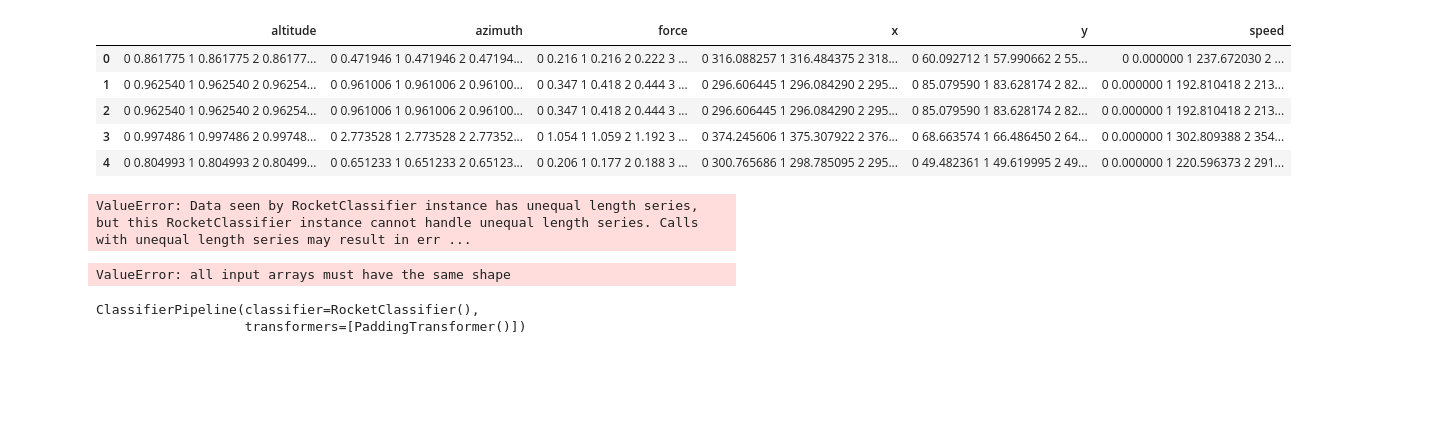
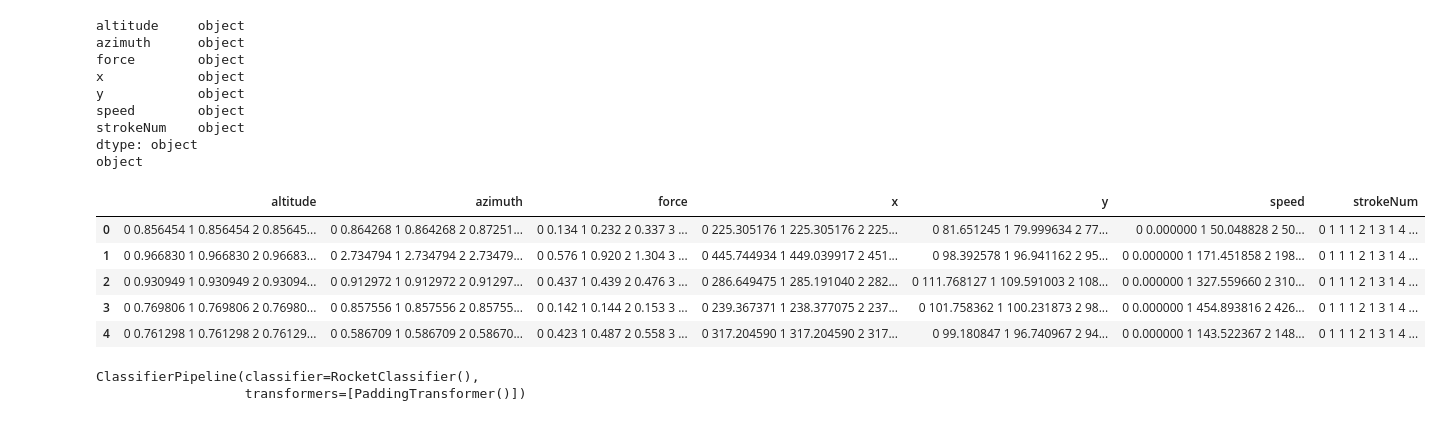
Before and after one commit to rdeamici/UnderPressure, a Jupyter notebook: ApplePencilTraining.ipynb, the cells around one changed output. Saved outputs shown, nothing was run; the diff lists cells and outputs as text; code cells hidden in the pictures; blank space fills up the shorter version.

```diff
--- a/ApplePencilTraining.ipynb
+++ b/ApplePencilTraining.ipynb
@@ -9,0 +6,24 @@ df4 = pd.read_csv("ProjectData\\4.csv")
+# %%
+df0 = pd.read_csv("ProjectData\\0.csv", index_col="timeOffset")
+df1 = pd.read_csv("ProjectData\\1.csv", index_col="timeOffset")
+df2 = pd.read_csv("ProjectData\\2.csv", index_col="timeOffset")
+df3 = pd.read_csv("ProjectData\\3.csv", index_col="timeOffset")
+df4 = pd.read_csv("ProjectData\\4.csv", index_col="timeOffset")
+df5 = pd.read_csv("ProjectData\\5.csv", index_col="timeOffset")
+df6 = pd.read_csv("ProjectData\\6.csv", index_col="timeOffset")
+df7 = pd.read_csv("ProjectData\\7.csv", index_col="timeOffset")
+df8 = pd.read_csv("ProjectData\\8.csv", index_col="timeOffset")
+df9 = pd.read_csv("ProjectData\\9.csv", index_col="timeOffset")
+df10 = pd.read_csv("ProjectData\\10.csv", index_col="timeOffset")
+df0.index.name = None
+df1.index.name = None
+df2.index.name = None
+df3.index.name = None
+df4.index.name = None
+df5.index.name = None
+df6.index.name = None
+df7.index.name = None
+df8.index.name = None
+df9.index.name = None
+df10.index.name = None
+print(df10.index)
@@ -33,22 +77,31 @@ df[0].head()
 # %%
-# i = 0
-# data_df = pd.DataFrame(columns=["altitude", "azimuth", "force", "x", "y", "speed", "strokeNum"])
-data_df = pd.DataFrame(columns=["altitude", "azimuth", "force", "x", "y", "speed"])
+data_df = pd.DataFrame(columns=["altitude", "azimuth", "force", "x", "y", "speed", "strokeNum"])
+# data_df = pd.DataFrame(columns=["altitude", "azimuth", "force", "x", "y", "speed"])
+# data_df = pd.DataFrame(columns=["x", "y"])
 for d in df:
-#     d = d[["altitude", "azimuth", "force", "x", "y", "speed", "strokeNum"]]
-#     df[i] = d
-#     df[i] =df[i].squeeze(axis=1)
-#     i+=1
-#     data_df.loc[len(data_df.index)]= [d['altitude'].squeeze(), d['azimuth'].squeeze(),d['force'].squeeze(),d['x'].squeeze(),d['y'].squeeze(),d['speed'].squeeze(),d['strokeNum'].squeeze()]
-     data_df.loc[len(data_df.index)]= [d['altitude'].squeeze(), d['azimuth'].squeeze(),d['force'].squeeze(),d['x'].squeeze(),d['y'].squeeze(),d['speed'].squeeze()]
+    data_df.loc[len(data_df.index)]= [d['altitude'].squeeze(), d['azimuth'].squeeze(),d['force'].squeeze(),d['x'].squeeze(),d['y'].squeeze(),d['speed'].squeeze(),d['strokeNum'].squeeze()]
+    #      data_df.loc[len(data_df.index)]= [d['altitude'].squeeze(), d['azimuth'].squeeze(),d['force'].squeeze(),d['x'].squeeze(),d['y'].squeeze(),d['speed'].squeeze()]
+#     data_df.loc[len(data_df.index)]= [d['x'].squeeze(),d['y'].squeeze()]
 
 # print(type(data_df[0]))
+print(data_df.dtypes)
+# data_df.astype(pd.Series).dtypes
+print(data_df['altitude'].dtypes)
 data_df.head()
 # %% [output]
+altitude     object
+azimuth      object
+force        object
+x            object
+y            object
+speed        object
+strokeNum    object
+dtype: object
+object
-|  | altitude | azimuth | force | x | y | speed |
-| 0 | 0 0.861775 1 0.861775 2 0.86177... | 0 0.471946 1 0.471946 2 0.47194... | 0 0.216 1 0.216 2 0.222 3 ... | 0 316.088257 1 316.484375 2 318... | 0 60.092712 1 57.990662 2 55... | 0 0.000000 1 237.672030 2 ... |
-| 1 | 0 0.962540 1 0.962540 2 0.96254... | 0 0.961006 1 0.961006 2 0.96100... | 0 0.347 1 0.418 2 0.444 3 ... | 0 296.606445 1 296.084290 2 295... | 0 85.079590 1 83.628174 2 82... | 0 0.000000 1 192.810418 2 213... |
-| 2 | 0 0.962540 1 0.962540 2 0.96254... | 0 0.961006 1 0.961006 2 0.96100... | 0 0.347 1 0.418 2 0.444 3 ... | 0 296.606445 1 296.084290 2 295... | 0 85.079590 1 83.628174 2 82... | 0 0.000000 1 192.810418 2 213... |
-| 3 | 0 0.997486 1 0.997486 2 0.99748... | 0 2.773528 1 2.773528 2 2.77352... | 0 1.054 1 1.059 2 1.192 3 ... | 0 374.245606 1 375.307922 2 376... | 0 68.663574 1 66.486450 2 64... | 0 0.000000 1 302.809388 2 354... |
-| 4 | 0 0.804993 1 0.804993 2 0.80499... | 0 0.651233 1 0.651233 2 0.65123... | 0 0.206 1 0.177 2 0.188 3 ... | 0 300.765686 1 298.785095 2 295... | 0 49.482361 1 49.619995 2 49... | 0 0.000000 1 220.596373 2 291... |
+|  | altitude | azimuth | force | x | y | speed | strokeNum |
+| 0 | 0 0.856454 1 0.856454 2 0.85645... | 0 0.864268 1 0.864268 2 0.87251... | 0 0.134 1 0.232 2 0.337 3 ... | 0 225.305176 1 225.305176 2 225... | 0 81.651245 1 79.999634 2 77... | 0 0.000000 1 50.048828 2 50... | 0 1 1 1 2 1 3 1 4 ... |
+| 1 | 0 0.966830 1 0.966830 2 0.96683... | 0 2.734794 1 2.734794 2 2.73479... | 0 0.576 1 0.920 2 1.304 3 ... | 0 445.744934 1 449.039917 2 451... | 0 98.392578 1 96.941162 2 95... | 0 0.000000 1 171.451858 2 198... | 0 1 1 1 2 1 3 1 4 ... |
+| 2 | 0 0.930949 1 0.930949 2 0.93094... | 0 0.912972 1 0.912972 2 0.91297... | 0 0.437 1 0.439 2 0.476 3 ... | 0 286.649475 1 285.191040 2 282... | 0 111.768127 1 109.591003 2 108... | 0 0.000000 1 327.559660 2 310... | 0 1 1 1 2 1 3 1 4 ... |
+| 3 | 0 0.769806 1 0.769806 2 0.76980... | 0 0.857556 1 0.857556 2 0.85755... | 0 0.142 1 0.144 2 0.153 3 ... | 0 239.367371 1 238.377075 2 237... | 0 101.758362 1 100.231873 2 98... | 0 0.000000 1 454.893816 2 426... | 0 1 1 1 2 1 3 1 4 ... |
+| 4 | 0 0.761298 1 0.761298 2 0.76129... | 0 0.586709 1 0.586709 2 0.58670... | 0 0.423 1 0.487 2 0.558 3 ... | 0 317.204590 1 317.204590 2 317... | 0 99.180847 1 96.740967 2 94... | 0 0.000000 1 143.522367 2 148... | 0 1 1 1 2 1 3 1 4 ... |
 # %%
@@ -64,18 +114,6 @@ import numpy as np
-# %%
-clf = RocketClassifier(num_kernels=500)
-clf.fit(X_train, y_train)
-# %% [output]
-ValueError: Data seen by RocketClassifier instance has unequal length series, but this RocketClassifier instance cannot handle unequal length series. Calls with unequal length series may result in err ...
 # %%
 from sktime.transformations.panel.rocket import Rocket
 from sklearn.linear_model import RidgeClassifierCV
-# %%
-rocket = Rocket(num_kernels=10000, random_state=111)
-rocket.fit(X_train)
-X_train_transform = rocket.transform(X_train)
-X_train_transform.shape
-# %% [output]
-ValueError: all input arrays must have the same shape
 # %%
 from sktime.transformations.panel.padder import PaddingTransformer
 # %%
```
Also changed, not shown: parts of 23 cells of this notebook.
